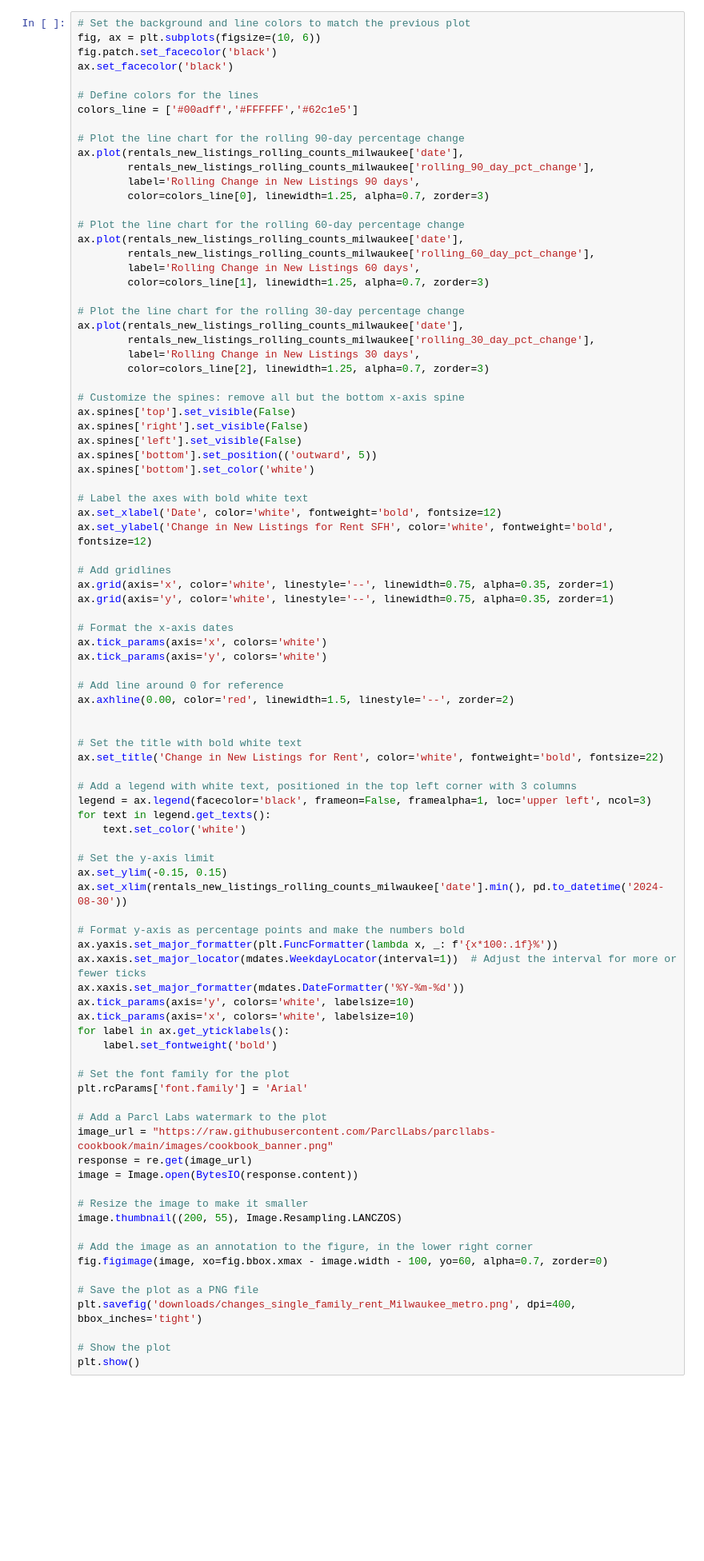
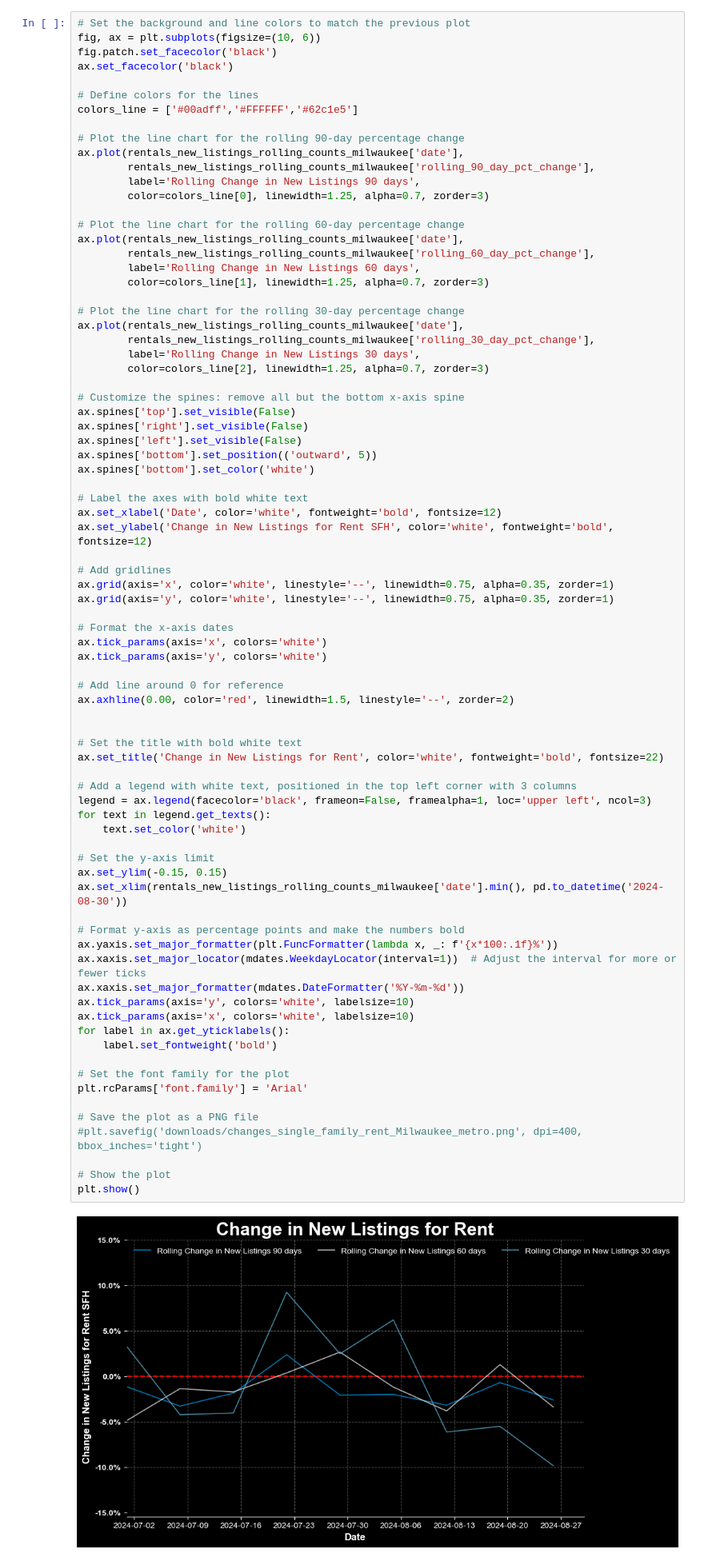
Before and after one commit to ParclLabs/parcllabs-cookbook, a Jupyter notebook: examples/housing_market_research/investor_analytics/portfolio_analysis.ipynb, the cells around one changed output. Shown at 80% size. Saved outputs shown, nothing was run; the diff lists cells and outputs as text; blank space fills up the shorter version.

```diff
--- a/examples/housing_market_research/investor_analytics/portfolio_analysis.ipynb
+++ b/examples/housing_market_research/investor_analytics/portfolio_analysis.ipynb
@@ -600,44 +603,35 @@ ax.axhline(0.00, color='red', linewidth=1.5, linestyle='--', zorder=2)
 
 
 # Set the title with bold white text
 ax.set_title('Change in New Listings for Rent', color='white', fontweight='bold', fontsize=22)
 
 # Add a legend with white text, positioned in the top left corner with 3 columns
 legend = ax.legend(facecolor='black', frameon=False, framealpha=1, loc='upper left', ncol=3)
 for text in legend.get_texts():
     text.set_color('white')
 
 # Set the y-axis limit
 ax.set_ylim(-0.15, 0.15)
 ax.set_xlim(rentals_new_listings_rolling_counts_milwaukee['date'].min(), pd.to_datetime('2024-08-30'))
 
 # Format y-axis as percentage points and make the numbers bold
 ax.yaxis.set_major_formatter(plt.FuncFormatter(lambda x, _: f'{x*100:.1f}%'))
 ax.xaxis.set_major_locator(mdates.WeekdayLocator(interval=1))  # Adjust the interval for more or fewer ticks
 ax.xaxis.set_major_formatter(mdates.DateFormatter('%Y-%m-%d'))
 ax.tick_params(axis='y', colors='white', labelsize=10)
 ax.tick_params(axis='x', colors='white', labelsize=10)
 for label in ax.get_yticklabels():
     label.set_fontweight('bold')
 
 # Set the font family for the plot
 plt.rcParams['font.family'] = 'Arial'
 
-# Add a Parcl Labs watermark to the plot
-image_url = "https://raw.githubusercontent.com/ParclLabs/parcllabs-cookbook/main/images/cookbook_banner.png"
-response = re.get(image_url)
-image = Image.open(BytesIO(response.content))
-
-# Resize the image to make it smaller
-image.thumbnail((200, 55), Image.Resampling.LANCZOS)
-
-# Add the image as an annotation to the figure, in the lower right corner
-fig.figimage(image, xo=fig.bbox.xmax - image.width - 100, yo=60, alpha=0.7, zorder=0)
-
 # Save the plot as a PNG file
-plt.savefig('downloads/changes_single_family_rent_Milwaukee_metro.png', dpi=400, bbox_inches='tight')
+#plt.savefig('downloads/changes_single_family_rent_Milwaukee_metro.png', dpi=400, bbox_inches='tight')
 
 # Show the plot
 plt.show()
+# %% [output]
+[figure, added]
 # %% [markdown]
 Based on this analysis seems that the number of units in the Milwaukee metro market have been trending down which does not bode well for large SFR operators.
```
Also changed, not shown: parts of 16 cells of this notebook.
